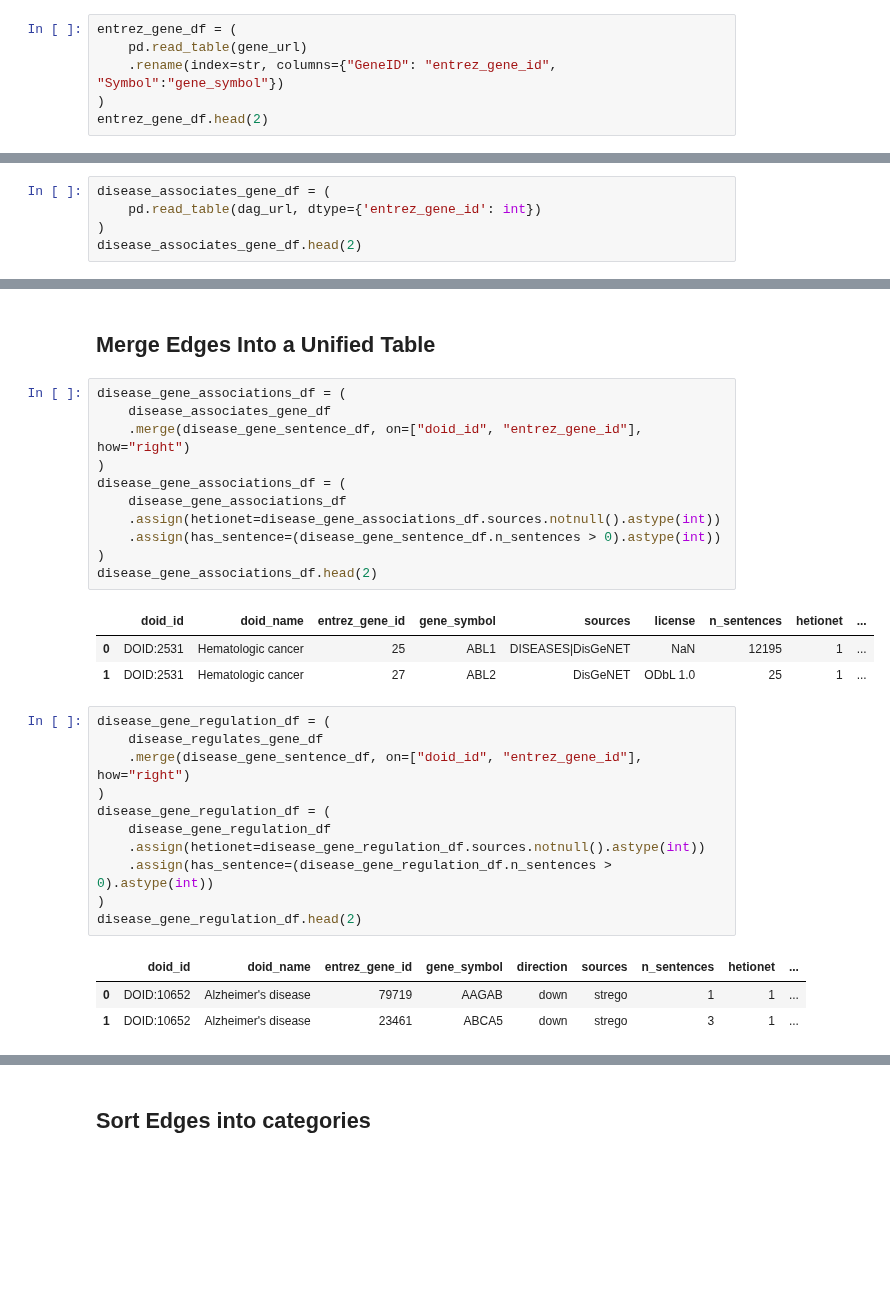
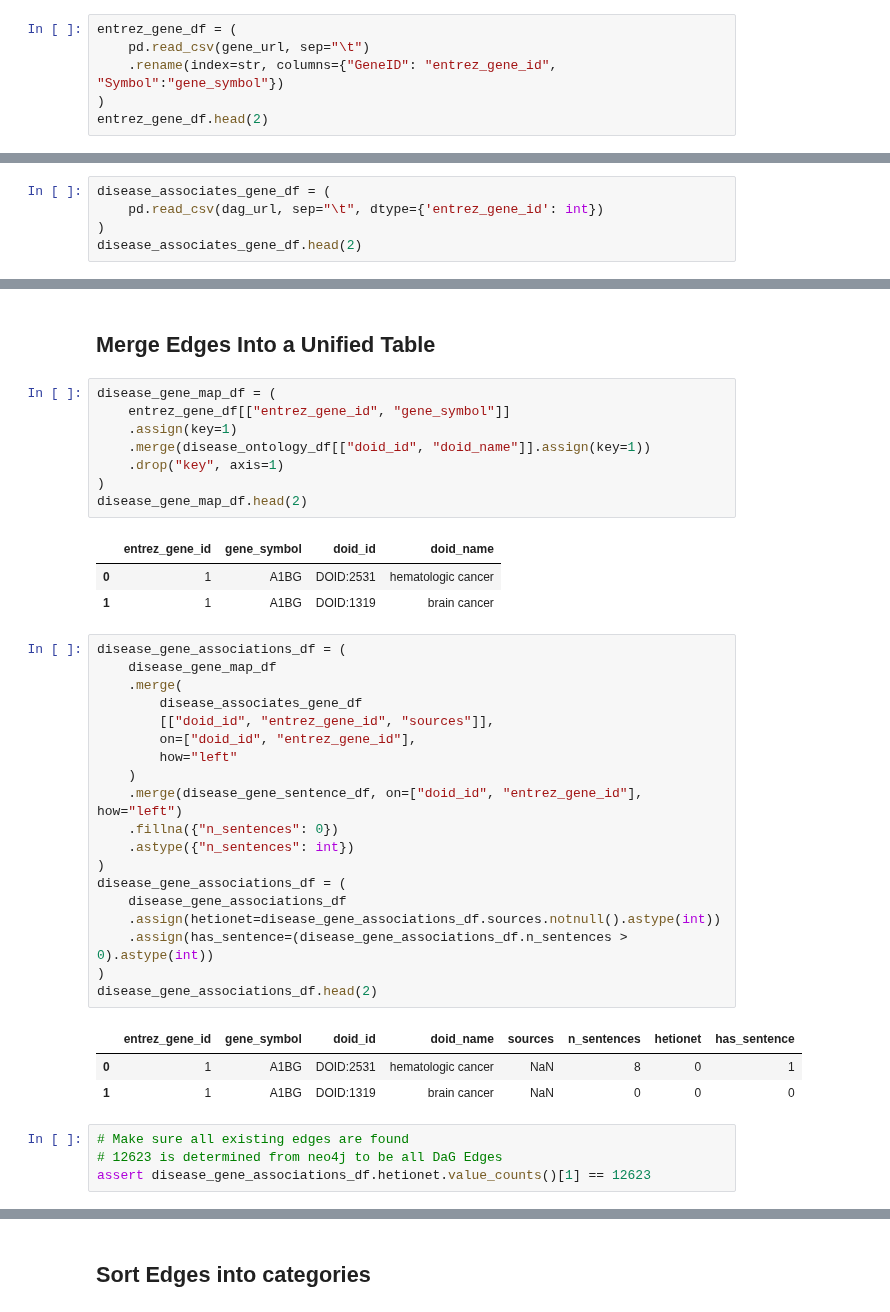
Before and after one commit to greenelab/snorkeling, a Jupyter notebook: disease_gene/disease_associates_gene/datafile/disease_gene_datafile_generator.ipynb, the cells around one changed output, grey strips where cells are left out. Drawn from its saved outputs; the diff is of its cells as text; blank space fills up the shorter version.

```diff
--- a/disease_gene/disease_associates_gene/datafile/disease_gene_datafile_generator.ipynb
+++ b/disease_gene/disease_associates_gene/datafile/disease_gene_datafile_generator.ipynb
@@ -38,6 +43,6 @@ disease_ontology_df = (
 # %%
 entrez_gene_df = (
-    pd.read_table(gene_url)
+    pd.read_csv(gene_url, sep="\t")
     .rename(index=str, columns={"GeneID": "entrez_gene_id", "Symbol":"gene_symbol"})
 )
 entrez_gene_df.head(2)
@@ -49,7 +54,7 @@ entrez_gene_df.head(2)
 ## Read in Disease Associates/Regulates Gene Tables
 # %%
 disease_associates_gene_df = (
-    pd.read_table(dag_url, dtype={'entrez_gene_id': int})
+    pd.read_csv(dag_url, sep="\t", dtype={'entrez_gene_id': int})
 )
 disease_associates_gene_df.head(2)
 # %% [output]
@@ -84,33 +77,42 @@ disease_gene_sentence_df.head(2)
 | 1 | DOID:0050156 | 10014 | 1 |
 # %% [markdown]
 ## Merge Edges Into a Unified Table
+# %%
+disease_gene_map_df = (
+    entrez_gene_df[["entrez_gene_id", "gene_symbol"]]
+    .assign(key=1)
+    .merge(disease_ontology_df[["doid_id", "doid_name"]].assign(key=1))
+    .drop("key", axis=1)
+)
+disease_gene_map_df.head(2)
+# %% [output]
+|  | entrez_gene_id | gene_symbol | doid_id | doid_name |
+| 0 | 1 | A1BG | DOID:2531 | hematologic cancer |
+| 1 | 1 | A1BG | DOID:1319 | brain cancer |
 # %%
 disease_gene_associations_df = (
-    disease_associates_gene_df
-    .merge(disease_gene_sentence_df, on=["doid_id", "entrez_gene_id"], how="right")
+    disease_gene_map_df
+    .merge(
+        disease_associates_gene_df
+        [["doid_id", "entrez_gene_id", "sources"]],
+        on=["doid_id", "entrez_gene_id"],
+        how="left"
+    )
+    .merge(disease_gene_sentence_df, on=["doid_id", "entrez_gene_id"], how="left")
+    .fillna({"n_sentences": 0})
+    .astype({"n_sentences": int})
 )
 disease_gene_associations_df = (
     disease_gene_associations_df
     .assign(hetionet=disease_gene_associations_df.sources.notnull().astype(int))
-    .assign(has_sentence=(disease_gene_sentence_df.n_sentences > 0).astype(int))
+    .assign(has_sentence=(disease_gene_associations_df.n_sentences > 0).astype(int))
 )
 disease_gene_associations_df.head(2)
 # %% [output]
-|  | doid_id | doid_name | entrez_gene_id | gene_symbol | sources | license | n_sentences | hetionet | ... |
-| 0 | DOID:2531 | Hematologic cancer | 25 | ABL1 | DISEASES|DisGeNET | NaN | 12195 | 1 | ... |
-| 1 | DOID:2531 | Hematologic cancer | 27 | ABL2 | DisGeNET | ODbL 1.0 | 25 | 1 | ... |
+|  | entrez_gene_id | gene_symbol | doid_id | doid_name | sources | n_sentences | hetionet | has_sentence |
+| 0 | 1 | A1BG | DOID:2531 | hematologic cancer | NaN | 8 | 0 | 1 |
+| 1 | 1 | A1BG | DOID:1319 | brain cancer | NaN | 0 | 0 | 0 |
-# %%
-disease_gene_regulation_df = (
-    disease_regulates_gene_df
-    .merge(disease_gene_sentence_df, on=["doid_id", "entrez_gene_id"], how="right")
-)
-disease_gene_regulation_df = (
-    disease_gene_regulation_df
-    .assign(hetionet=disease_gene_regulation_df.sources.notnull().astype(int))
-    .assign(has_sentence=(disease_gene_regulation_df.n_sentences > 0).astype(int))
-)
-disease_gene_regulation_df.head(2)
-# %% [output]
-|  | doid_id | doid_name | entrez_gene_id | gene_symbol | direction | sources | n_sentences | hetionet | ... |
-| 0 | DOID:10652 | Alzheimer's disease | 79719 | AAGAB | down | strego | 1 | 1 | ... |
-| 1 | DOID:10652 | Alzheimer's disease | 23461 | ABCA5 | down | strego | 3 | 1 | ... |
+# %%
+# Make sure all existing edges are found
+# 12623 is determined from neo4j to be all DaG Edges
+assert disease_gene_associations_df.hetionet.value_counts()[1] == 12623
```
Also changed, not shown: parts of 18 cells of this notebook, 14 other files.
